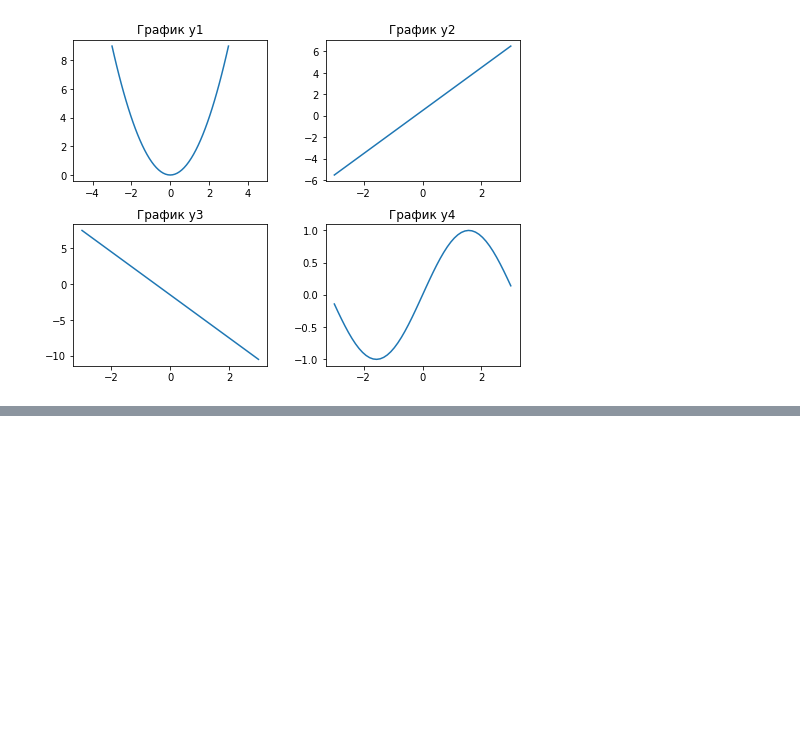
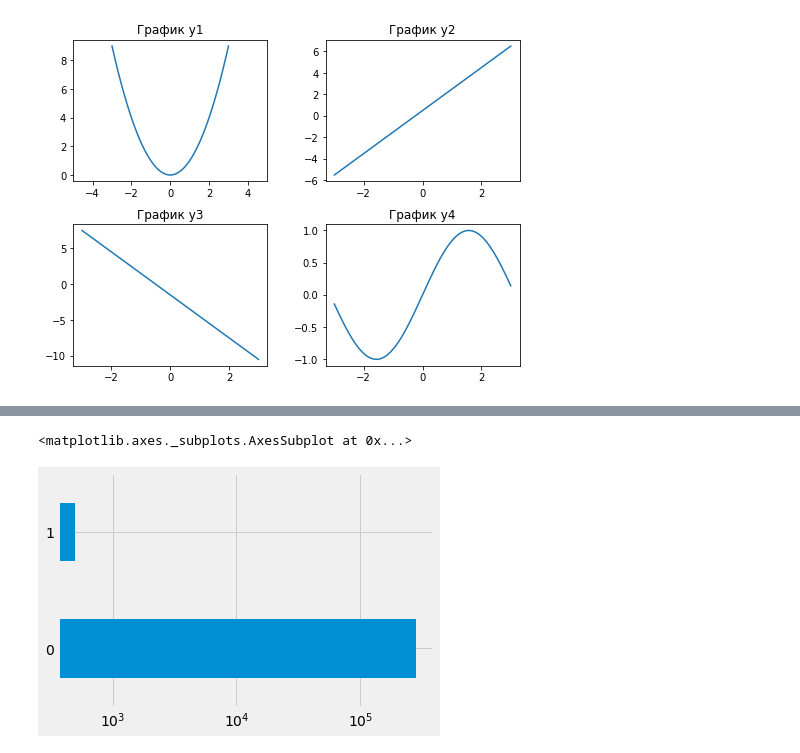
Before and after one commit to aldalinde/Python_for_DSc, a Jupyter notebook: Lesson3.ipynb, the cells around one changed output, grey strips where cells are left out. Cells and saved outputs as stored; diff of their text form; code cells hidden in the pictures; blank space fills up the shorter version.

```diff
--- a/Lesson3.ipynb
+++ b/Lesson3.ipynb
@@ -113,0 +141,5 @@ plt.style.use('fivethirtyeight')
+# %%
+class_count.plot(kind='barh', logx = True)
+# %% [output]
+<matplotlib.axes._subplots.AxesSubplot at 0x...>
+[figure, added]
```
Also changed, not shown: parts of 8 cells of this notebook.
